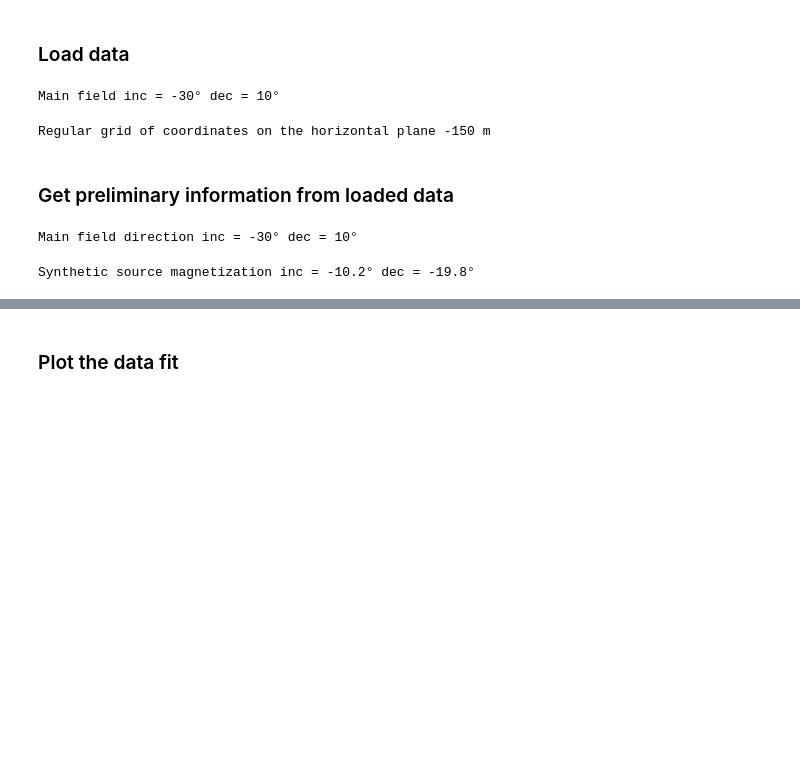
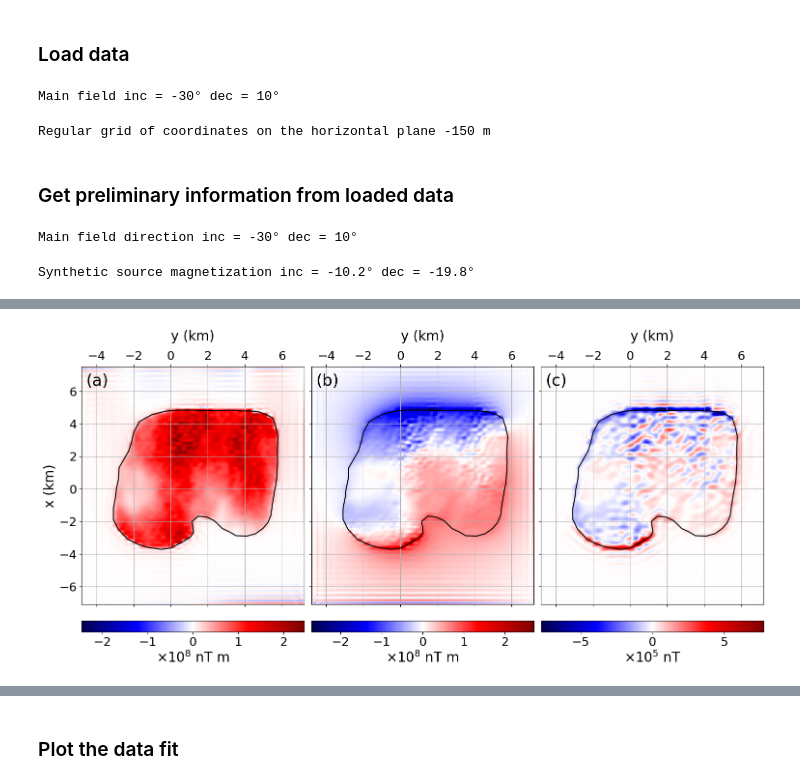
Before and after one commit to birocoles/planar-eqlayer-theory, a Jupyter notebook: code/6_figures.ipynb, the cells around one changed output, grey strips where cells are left out. Saved outputs shown, nothing was run; the diff lists cells and outputs as text; code cells hidden in the pictures; blank space fills up the shorter version.

```diff
--- a/code/6_figures.ipynb
+++ b/code/6_figures.ipynb
@@ -67,0 +68,12 @@ generic_layer = pickle.load(open('model/5_generic_layer.pickle', 'rb'))
+# %%
+generic_predicted_fields = pickle.load(open('model/5a_generic_predicted_fields.pickle', 'rb'))
+generic_cutoff_predicted_fields = pickle.load(open('model/5b_generic_cutoff_predicted_fields.pickle', 'rb'))
+generic_reg_predicted_fields = pickle.load(open('model/5c_generic_reg_predicted_fields.pickle', 'rb'))
+# %%
+Neumanns_layer = pickle.load(open('model/3a_Neumanns_layer.pickle', 'rb'))
+Neumanns_layer_cutoff = pickle.load(open('model/3b_Neumanns_layer_cutoff.pickle', 'rb'))
+Neumanns_layer_reg = pickle.load(open('model/3c_Neumanns_layer_reg.pickle', 'rb'))
+# %%
+dipole_layer = pickle.load(open('model/4a_dipole_layer.pickle', 'rb'))
+dipole_layer_cutoff = pickle.load(open('model/4b_dipole_layer_cutoff.pickle', 'rb'))
+dipole_layer_reg = pickle.load(open('model/4c_dipole_layer_reg.pickle', 'rb'))
@@ -98,0 +117,80 @@ Synthetic source magnetization inc = -10.2° dec = -19.8°
+# %%
+# plot figure
+fig = plt.figure(
+    layout= 'constrained',
+    figsize=(15,7)
+)
+mosaic = fig.subplot_mosaic(
+    mosaic = '''
+             abc
+             ''',
+    sharex=True, sharey=True
+)
+
+labels = ['(a)', '(b)', '(c)']
+
+mosaic_elements = ['a', 'b', 'c']
+
+units = ['$\\times 10^{8}$ nT m'] + ['$\\times 10^{8}$ nT m'] + ['$\\times 10^{5}$ nT']
+
+ranges = [
+    np.max(np.abs(Neumanns_layer))*1e-8,
+    np.max(np.abs(dipole_layer))*1e-8,
+    np.max(np.abs(generic_layer))*1e-5
+]
+
+for (element, layer, label, ranges_layer, unit) in zip(
+    mosaic_elements,
+    [1e-8*Neumanns_layer, 1e-8*dipole_layer, 1e-5*generic_layer],
+    labels,
+    ranges,
+    units,
+):
+    ax = mosaic[element]
+    #ax.axis('scaled')
+    im = ax.pcolormesh(
+        Y*0.001, X*0.001,
+        data_structures.grid_xy_full_flatten_to_matrix(
+            data=layer,
+            grid_orientation='xy',
+            shape=coordinates_grid['shape']
+        ),
+        cmap='seismic', vmin=-ranges_layer, vmax=ranges_layer
+    )
+    # ax_divider = make_axes_locatable(ax)
+    # cax = ax_divider.append_axes("bottom", size="7%", pad="17%")
+    # cb = fig.colorbar(im, cax=cax, orientation='horizontal')
+    # cb.ax.tick_params(labelsize=14, top=False, bottom=True, labeltop=False, labelbottom=True)
+    # cb.ax.set_xlabel(unit, fontsize=16, loc='center')
+    cb = fig.colorbar(
+        im,
+        ax=ax,
+        location='bottom',
+    )
+    cb.ax.tick_params(labelsize=18, top=False, bottom=True, labeltop=False, labelbottom=True)
+    cb.ax.set_xlabel(unit, fontsize=20, loc='center')
+    ax.plot(boundary_points[:,1]*0.001, boundary_points[:,0]*0.001, 'k-')
+    ax.set_ylim(0.001*coordinates_grid['area'][0], 0.001*coordinates_grid['area'][1])
+    ax.set_xlim(0.001*coordinates_grid['area'][2], 0.001*coordinates_grid['area'][3])
+    ax.tick_params(axis='x', labelsize=18)
+    ax.tick_params(axis='y', labelsize=18)
+    ax.grid()
+    ax.annotate(label, xy=(0.02, 0.92), xycoords='axes fraction', fontsize=24)
+    # ax.arrow(x=6, y=5.2, dx=v_hat_horizontal[1], dy=v_hat_horizontal[0],
+    #          width=0.2, length_includes_head=False, head_width=0.6, linewidth=2, color='black')
+
+# set vertical and horizontal spaces between subplots
+#fig.subplots_adjust(wspace=0.20, hspace=0.30)
+
+for element in ['a']:
+    mosaic[element].set_ylabel('x (km)', fontsize=20)
+for element in ['a','b','c']:
+    mosaic[element].tick_params(top=True, labeltop=True, bottom=True, labelbottom=False)
+    mosaic[element].set_xlabel('y (km)', fontsize=20, loc='center', labelpad=15)
+    mosaic[element].xaxis.set_label_position('top')
+
+plt.savefig(figures+'Figure4.png', dpi=300)
+
+plt.show()
+# %% [output]
+[figure, new version]
```
Also changed, not shown: parts of 19 cells of this notebook, 60 other files.
